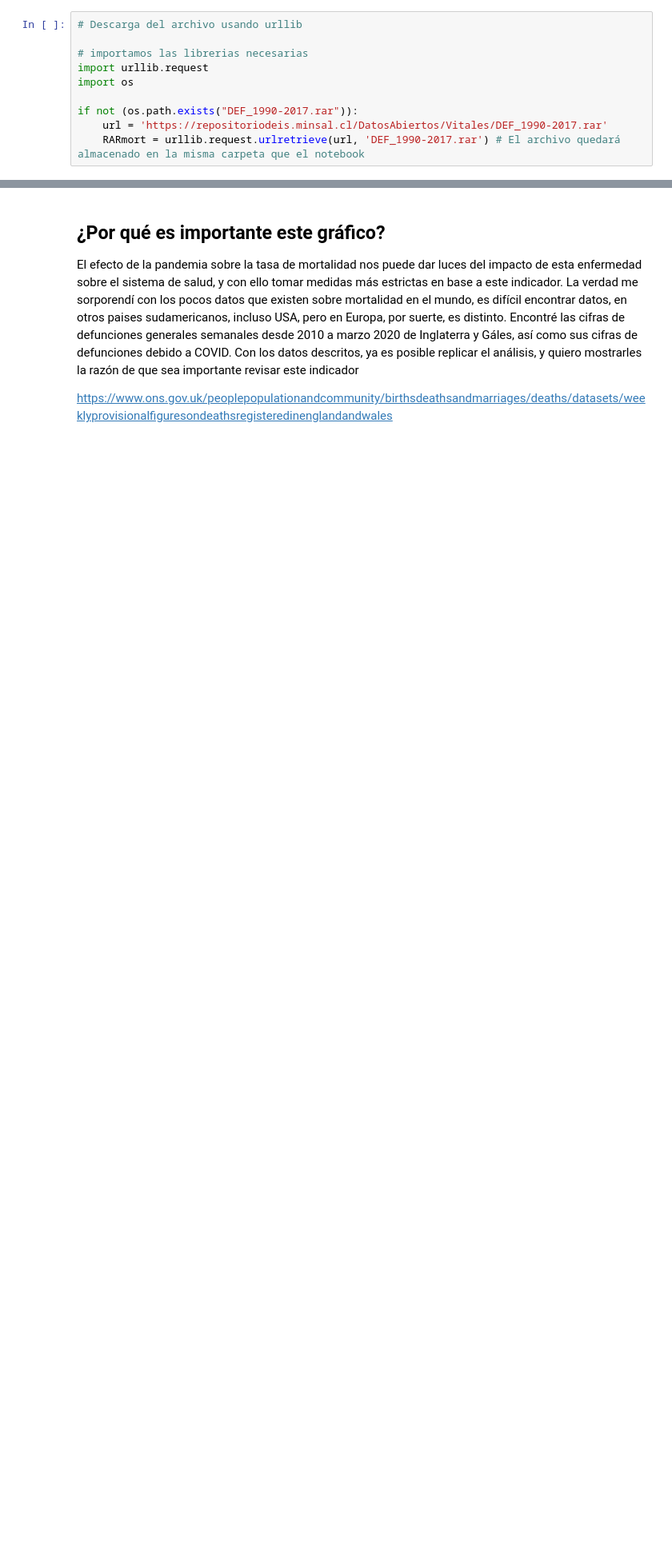
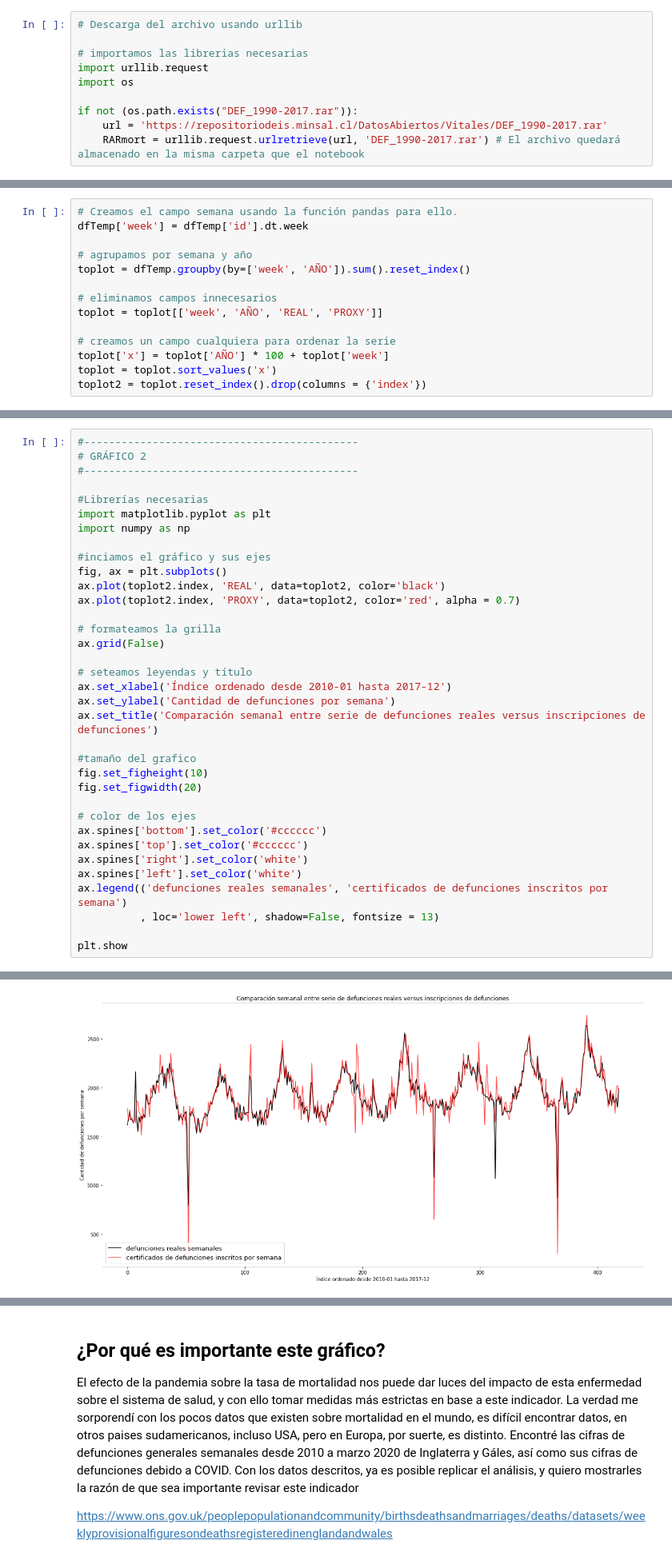
Before and after one commit to josemoragonzalez/Defunciones, a Jupyter notebook: input/defunciones.ipynb, the cells around one changed output, grey strips where cells are left out. Shown at 80% size. Saved outputs shown, nothing was run; the diff lists cells and outputs as text; blank space fills up the shorter version.

```diff
--- a/input/defunciones.ipynb
+++ b/input/defunciones.ipynb
@@ -304,0 +228,14 @@ Además en gris se pueden ver los límites dle intervalo de confianza de 95% par
+# %%
+# Creamos el campo semana usando la función pandas para ello.
+dfTemp['week'] = dfTemp['id'].dt.week
+
+# agrupamos por semana y año
+toplot = dfTemp.groupby(by=['week', 'AÑO']).sum().reset_index()
+
+# eliminamos campos innecesarios
+toplot = toplot[['week', 'AÑO', 'REAL', 'PROXY']]
+
+# creamos un campo cualquiera para ordenar la serie
+toplot['x'] = toplot['AÑO'] * 100 + toplot['week']
+toplot = toplot.sort_values('x')
+toplot2 = toplot.reset_index().drop(columns = {'index'})
@@ -304,0 +244,36 @@ Además en gris se pueden ver los límites dle intervalo de confianza de 95% par
+# %%
+#--------------------------------------------
+# GRÁFICO 2
+#--------------------------------------------
+
+#Librerías necesarias
+import matplotlib.pyplot as plt
+import numpy as np
+
+#inciamos el gráfico y sus ejes
+fig, ax = plt.subplots()
+ax.plot(toplot2.index, 'REAL', data=toplot2, color='black')
+ax.plot(toplot2.index, 'PROXY', data=toplot2, color='red', alpha = 0.7)
+
+# formateamos la grilla
+ax.grid(False)
+
+# seteamos leyendas y título
+ax.set_xlabel('Índice ordenado desde 2010-01 hasta 2017-12')
+ax.set_ylabel('Cantidad de defunciones por semana')
+ax.set_title('Comparación semanal entre serie de defunciones reales versus inscripciones de defunciones')
+
+#tamaño del grafico
+fig.set_figheight(10)
+fig.set_figwidth(20)
+
+# color de los ejes
+ax.spines['bottom'].set_color('#cccccc')
+ax.spines['top'].set_color('#cccccc')
+ax.spines['right'].set_color('white')
+ax.spines['left'].set_color('white')
+ax.legend(('defunciones reales semanales', 'certificados de defunciones inscritos por semana')
+          , loc='lower left', shadow=False, fontsize = 13)
+
+plt.show
+# %% [output]
@@ -304,0 +281 @@ Además en gris se pueden ver los límites dle intervalo de confianza de 95% par
+[figure, added]
```
Also changed, not shown: parts of 61 cells of this notebook, 9 other files.
